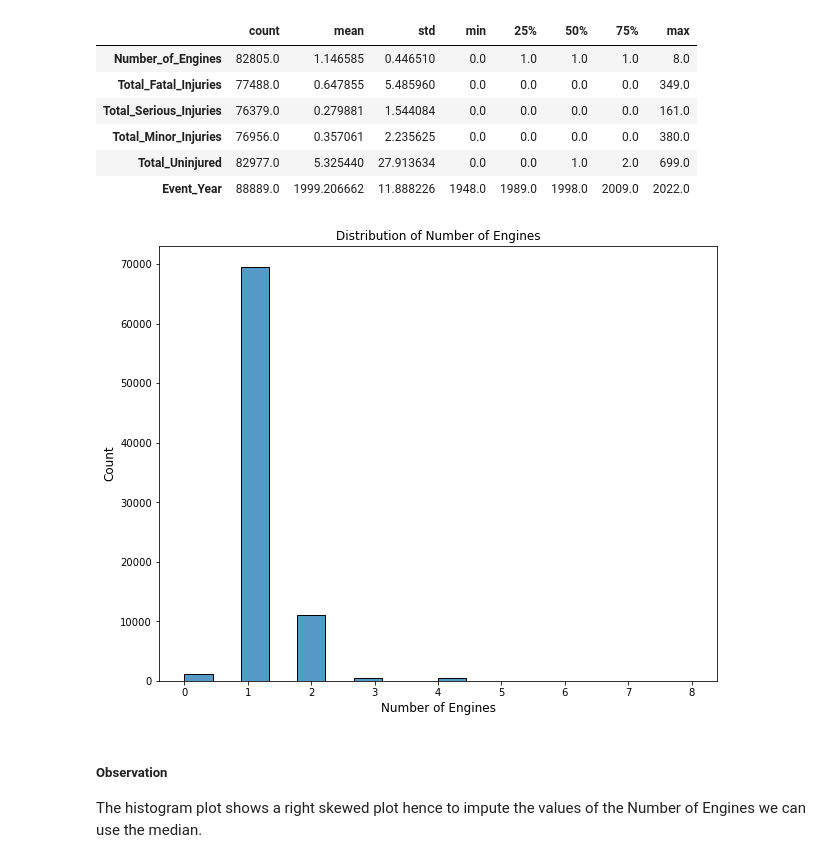
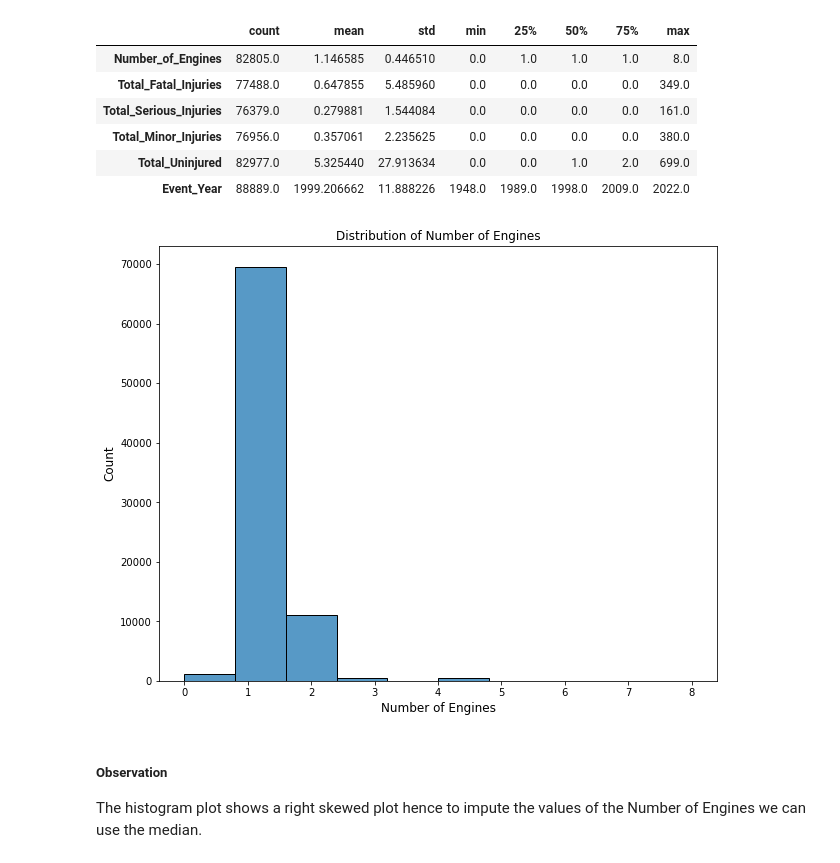
Before and after one commit to HuldahCR/Aircraft-Risk-Assessment-Phase-One-Project, a Jupyter notebook: Draft_Risk_Assessment.ipynb, the cells around one changed output. Cells and saved outputs as stored; diff of their text form; code cells hidden in the pictures.

```diff
--- a/Draft_Risk_Assessment.ipynb
+++ b/Draft_Risk_Assessment.ipynb
@@ -363,0 +412,5 @@ aviation_df1.head()
+# %%
+#standardise the Weather Condition variable
+
+aviation_df1['Weather_Condition'] = aviation_df1['Weather_Condition'].str.upper()
+aviation_df1['Weather_Condition'].value_counts()
@@ -363,0 +442,3 @@ aviation_df1.head()
+# %%
+#ensuring standard format for all data by converting all the names to uppercase
+aviation_df1['Location']=aviation_df1['Location'].str.upper().str.strip()
@@ -363,0 +525,12 @@ aviation_df1.head()
+# %%
+#create a function to standardize the country names
+def standardize_country(df):
+    if pd.isnull(df):
+        return df
+    return country_map.get(df.strip(), df.strip())
+
+#apply the function
+aviation_df1["Country"] = aviation_df1["Country"].apply(standardize_country)
+
+#check the value counts of unique values
+aviation_df1['Country'].value_counts()
@@ -363,0 +570,5 @@ aviation_df1.head()
+# %%
+#Standardizing the Model to be in Uppercase and stripping any white case
+aviation_df1['Model'] = aviation_df1['Model'].str.upper().str.strip()
+
+aviation_df1['Model'].value_counts()
@@ -406,13 +632,13 @@ aviation_df1.describe().T
 # %%
 #visualise the histogram for Number of Engines
 fig,ax = plt.subplots(figsize=(10,8))
-sns.histplot(aviation_df1.Number_of_Engines)
+sns.histplot(aviation_df1.Number_of_Engines, bins=10)
 plt.xlabel('Number of Engines', fontsize=12)
 plt.ylabel('Count', fontsize=12)
 plt.title('Distribution of Number of Engines', fontsize=12)
 plt.show()
 # %% [output]
-[figure, old version]
+[figure, new version]
 # %% [markdown]
 ##### Observation
 
```
Also changed, not shown: parts of 67 cells of this notebook.
